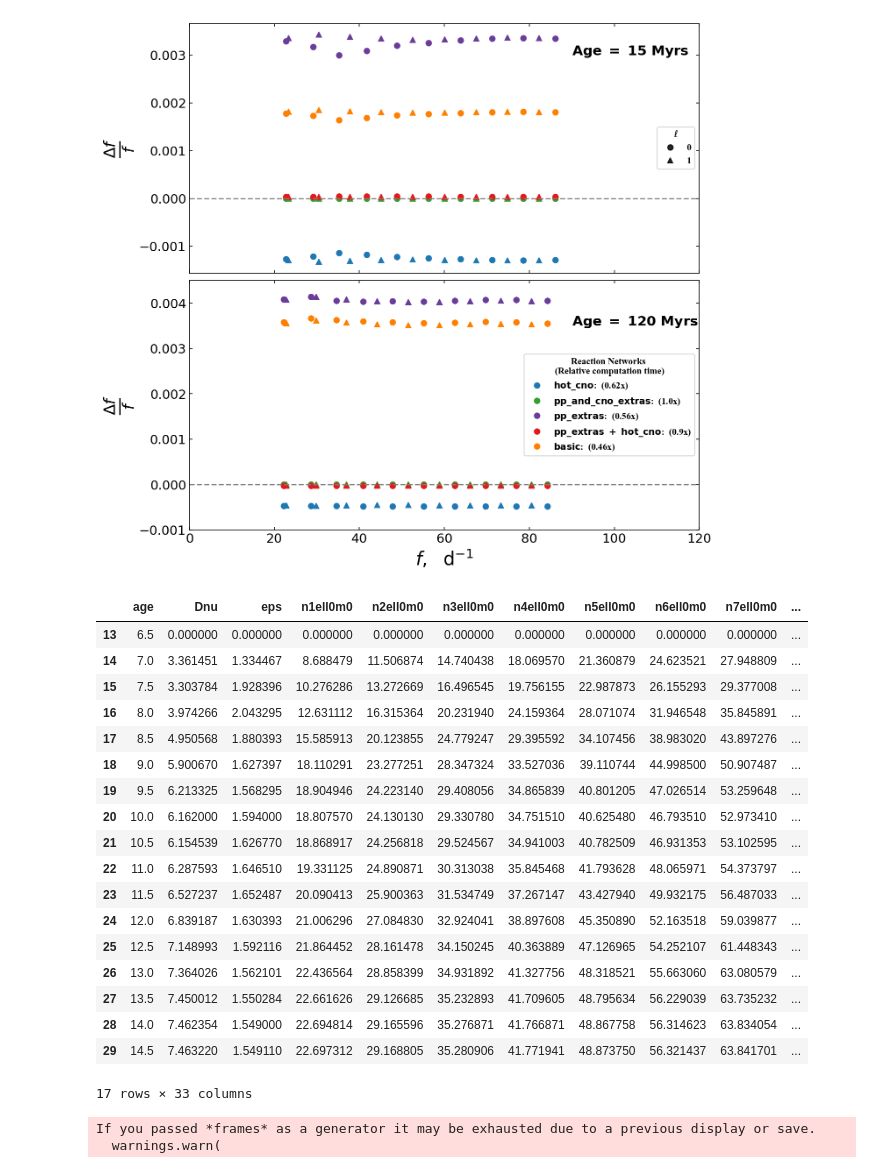
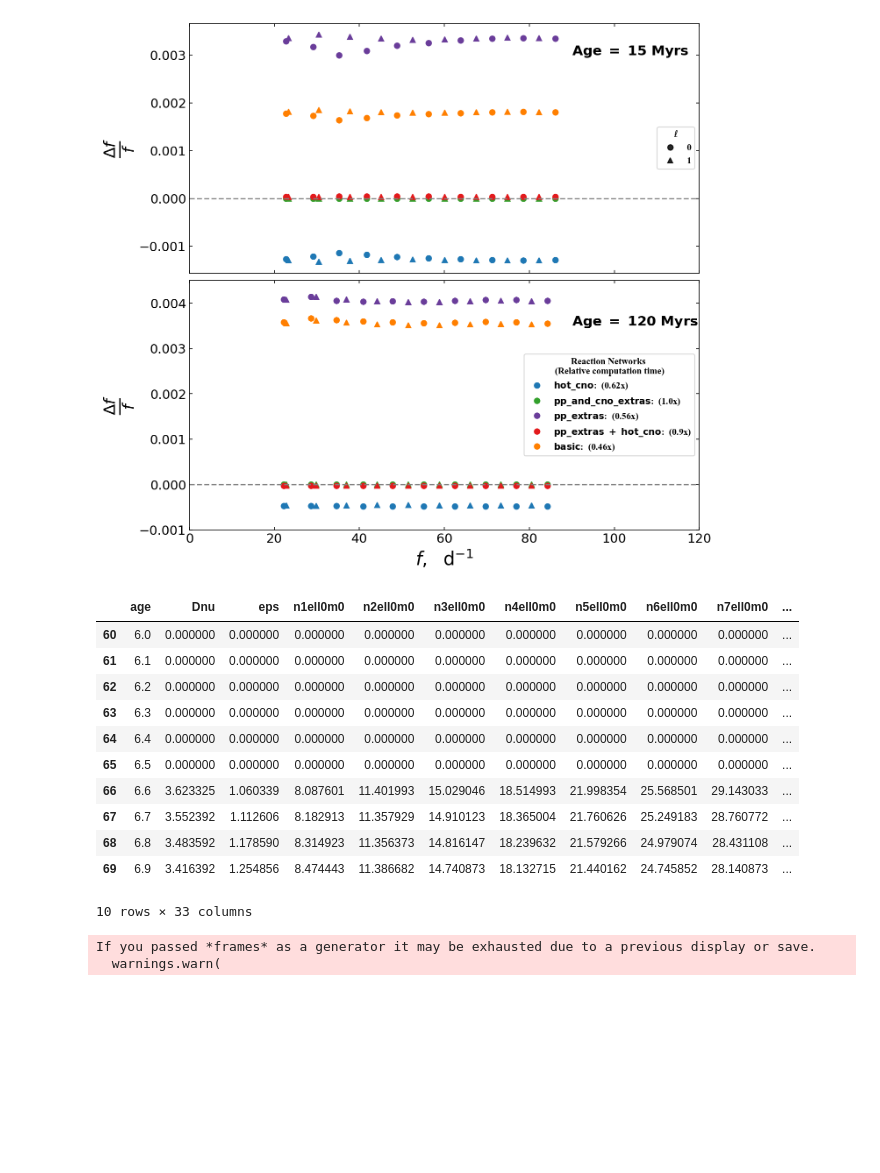
Before and after one commit to gautam-404/MESA-tests, a Jupyter notebook: net_freqs_tests.ipynb, the cells around one changed output. Cells and saved outputs as stored; diff of their text form; code cells hidden in the pictures; blank space fills up the shorter version.

```diff
--- a/net_freqs_tests.ipynb
+++ b/net_freqs_tests.ipynb
@@ -159,8 +159,3 @@ def plot_echelle(k):
         # plt.tight_layout()
         plt.ylim([0, 110])
         plt.xlim([0, 10])
-# %%
-logs_dirs = glob.glob("test/m1.4_z0.024_v0_*/LOGS")
-nets = [logs_dir.split('/')[1].split('net')[-1] for logs_dir in logs_dirs]
-# logs_dirs
-nets
@@ -283,7 +276,7 @@ def get_freqs_df_interp(ind):
     freqs_df = freqs_df[columns]
 
     # ages = np.linspace(15, freqs_df.iloc[-1]["age"], 100)
-    ages = np.arange(0, freqs_df.iloc[-1]["age"], 0.5)
+    ages = np.arange(0, freqs_df.iloc[-1]["age"], 0.1)
     new_df = pd.DataFrame()
     new_df["age"] = ages
     for column in columns[1:]:
@@ -487,27 +480,20 @@ def plot_freq_diff(row):
     plt.ylim([-3, 3])
     plt.title(f'Age = {age:.1f} Myr', size=15)
 # %%
-freqs_df_all[0][13:30]
+freqs_df_all[0][60:70]
 # %% [output]
 |  | age | Dnu | eps | n1ell0m0 | n2ell0m0 | n3ell0m0 | n4ell0m0 | n5ell0m0 | n6ell0m0 | n7ell0m0 | ... |
-| 13 | 6.5 | 0.000000 | 0.000000 | 0.000000 | 0.000000 | 0.000000 | 0.000000 | 0.000000 | 0.000000 | 0.000000 | ... |
-| 14 | 7.0 | 3.361451 | 1.334467 | 8.688479 | 11.506874 | 14.740438 | 18.069570 | 21.360879 | 24.623521 | 27.948809 | ... |
-| 15 | 7.5 | 3.303784 | 1.928396 | 10.276286 | 13.272669 | 16.496545 | 19.756155 | 22.987873 | 26.155293 | 29.377008 | ... |
-| 16 | 8.0 | 3.974266 | 2.043295 | 12.631112 | 16.315364 | 20.231940 | 24.159364 | 28.071074 | 31.946548 | 35.845891 | ... |
-| 17 | 8.5 | 4.950568 | 1.880393 | 15.585913 | 20.123855 | 24.779247 | 29.395592 | 34.107456 | 38.983020 | 43.897276 | ... |
-| 18 | 9.0 | 5.900670 | 1.627397 | 18.110291 | 23.277251 | 28.347324 | 33.527036 | 39.110744 | 44.998500 | 50.907487 | ... |
-| 19 | 9.5 | 6.213325 | 1.568295 | 18.904946 | 24.223140 | 29.408056 | 34.865839 | 40.801205 | 47.026514 | 53.259648 | ... |
-| 20 | 10.0 | 6.162000 | 1.594000 | 18.807570 | 24.130130 | 29.330780 | 34.751510 | 40.625480 | 46.793510 | 52.973410 | ... |
-| 21 | 10.5 | 6.154539 | 1.626770 | 18.868917 | 24.256818 | 29.524567 | 34.941003 | 40.782509 | 46.931353 | 53.102595 | ... |
-| 22 | 11.0 | 6.287593 | 1.646510 | 19.331125 | 24.890871 | 30.313038 | 35.845468 | 41.793628 | 48.065971 | 54.373797 | ... |
-| 23 | 11.5 | 6.527237 | 1.652487 | 20.090413 | 25.900363 | 31.534749 | 37.267147 | 43.427940 | 49.932175 | 56.487033 | ... |
-| 24 | 12.0 | 6.839187 | 1.630393 | 21.006296 | 27.084830 | 32.924041 | 38.897608 | 45.350890 | 52.163518 | 59.039877 | ... |
-| 25 | 12.5 | 7.148993 | 1.592116 | 21.864452 | 28.161478 | 34.150245 | 40.363889 | 47.126965 | 54.252107 | 61.448343 | ... |
-| 26 | 13.0 | 7.364026 | 1.562101 | 22.436564 | 28.858399 | 34.931892 | 41.327756 | 48.318521 | 55.663060 | 63.080579 | ... |
-| 27 | 13.5 | 7.450012 | 1.550284 | 22.661626 | 29.126685 | 35.232893 | 41.709605 | 48.795634 | 56.229039 | 63.735232 | ... |
-| 28 | 14.0 | 7.462354 | 1.549000 | 22.694814 | 29.165596 | 35.276871 | 41.766871 | 48.867758 | 56.314623 | 63.834054 | ... |
-| 29 | 14.5 | 7.463220 | 1.549110 | 22.697312 | 29.168805 | 35.280906 | 41.771941 | 48.873750 | 56.321437 | 63.841701 | ... |
+| 60 | 6.0 | 0.000000 | 0.000000 | 0.000000 | 0.000000 | 0.000000 | 0.000000 | 0.000000 | 0.000000 | 0.000000 | ... |
+| 61 | 6.1 | 0.000000 | 0.000000 | 0.000000 | 0.000000 | 0.000000 | 0.000000 | 0.000000 | 0.000000 | 0.000000 | ... |
+| 62 | 6.2 | 0.000000 | 0.000000 | 0.000000 | 0.000000 | 0.000000 | 0.000000 | 0.000000 | 0.000000 | 0.000000 | ... |
+| 63 | 6.3 | 0.000000 | 0.000000 | 0.000000 | 0.000000 | 0.000000 | 0.000000 | 0.000000 | 0.000000 | 0.000000 | ... |
+| 64 | 6.4 | 0.000000 | 0.000000 | 0.000000 | 0.000000 | 0.000000 | 0.000000 | 0.000000 | 0.000000 | 0.000000 | ... |
+| 65 | 6.5 | 0.000000 | 0.000000 | 0.000000 | 0.000000 | 0.000000 | 0.000000 | 0.000000 | 0.000000 | 0.000000 | ... |
+| 66 | 6.6 | 3.623325 | 1.060339 | 8.087601 | 11.401993 | 15.029046 | 18.514993 | 21.998354 | 25.568501 | 29.143033 | ... |
+| 67 | 6.7 | 3.552392 | 1.112606 | 8.182913 | 11.357929 | 14.910123 | 18.365004 | 21.760626 | 25.249183 | 28.760772 | ... |
+| 68 | 6.8 | 3.483592 | 1.178590 | 8.314923 | 11.356373 | 14.816147 | 18.239632 | 21.579266 | 24.979074 | 28.431108 | ... |
+| 69 | 6.9 | 3.416392 | 1.254856 | 8.474443 | 11.386682 | 14.740873 | 18.132715 | 21.440162 | 24.745852 | 28.140873 | ... |
-17 rows × 33 columns
+10 rows × 33 columns
 # %%
 fig, ax = plt.subplots(figsize=(10, 10))
 freqs_df_all[1]
```
Also changed, not shown: parts of 2 cells of this notebook, 1 other file.
